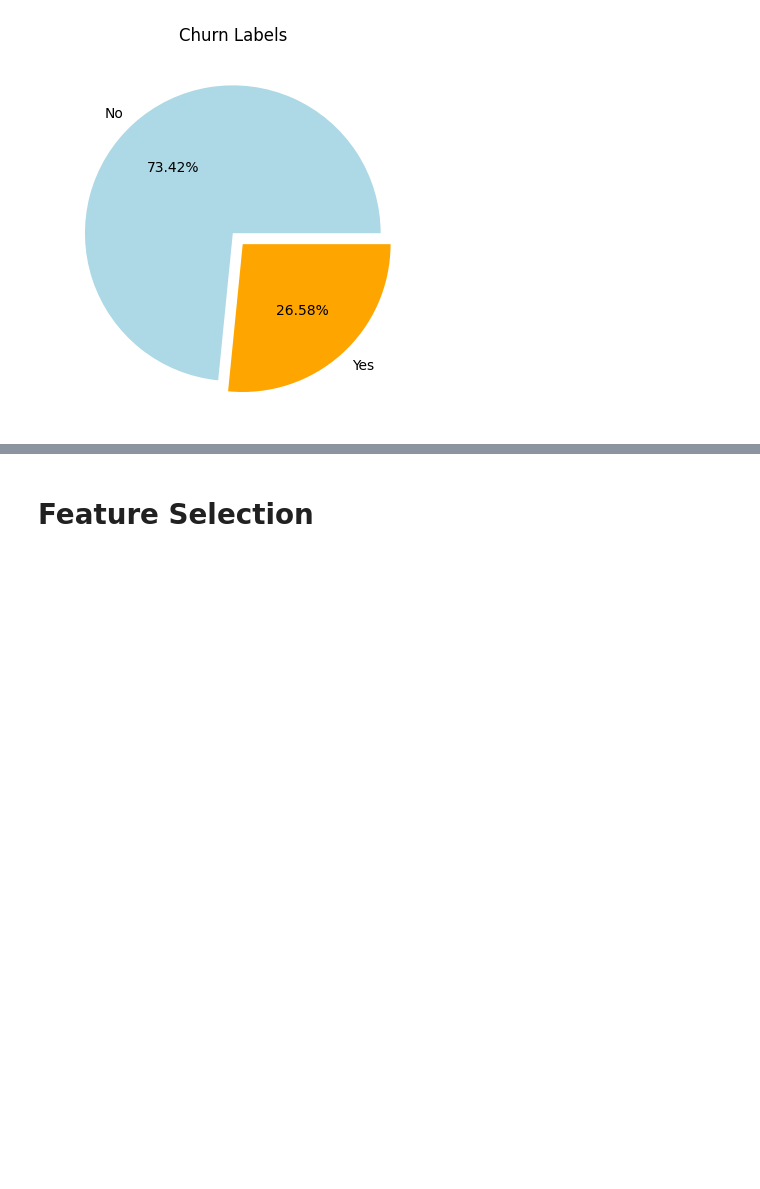
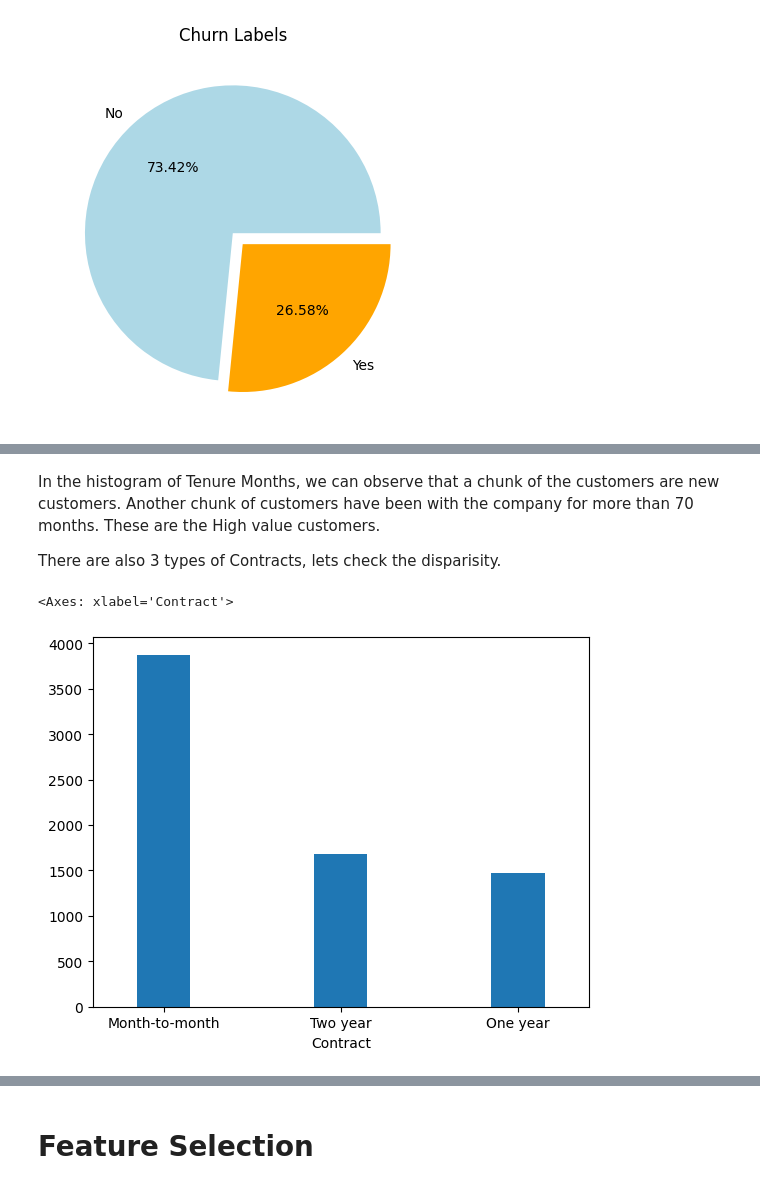
Before and after one commit to parthareja/customer-churn-analysis, a Jupyter notebook: ml.ipynb, the cells around one changed output, grey strips where cells are left out. Drawn from its saved outputs; the diff is of its cells as text; code cells hidden in the pictures; blank space fills up the shorter version.

```diff
--- a/ml.ipynb
+++ b/ml.ipynb
@@ -126,0 +186,12 @@ plt.show()
+# %% [markdown]
+In the histogram of Tenure Months, we can observe that a chunk of the customers are new customers.
+Another chunk of customers have been with the company for more than 70 months.
+These are the High value customers.
+
+There are also 3 types of Contracts, lets check the disparisity.
+# %%
+#Tenure of customers based on Contract types
+df['Contract'].value_counts().plot.bar(rot = 0, width = 0.3)
+# %% [output]
+<Axes: xlabel='Contract'>
+[figure, added]
```
Also changed, not shown: parts of 58 cells of this notebook, 2 other files.
